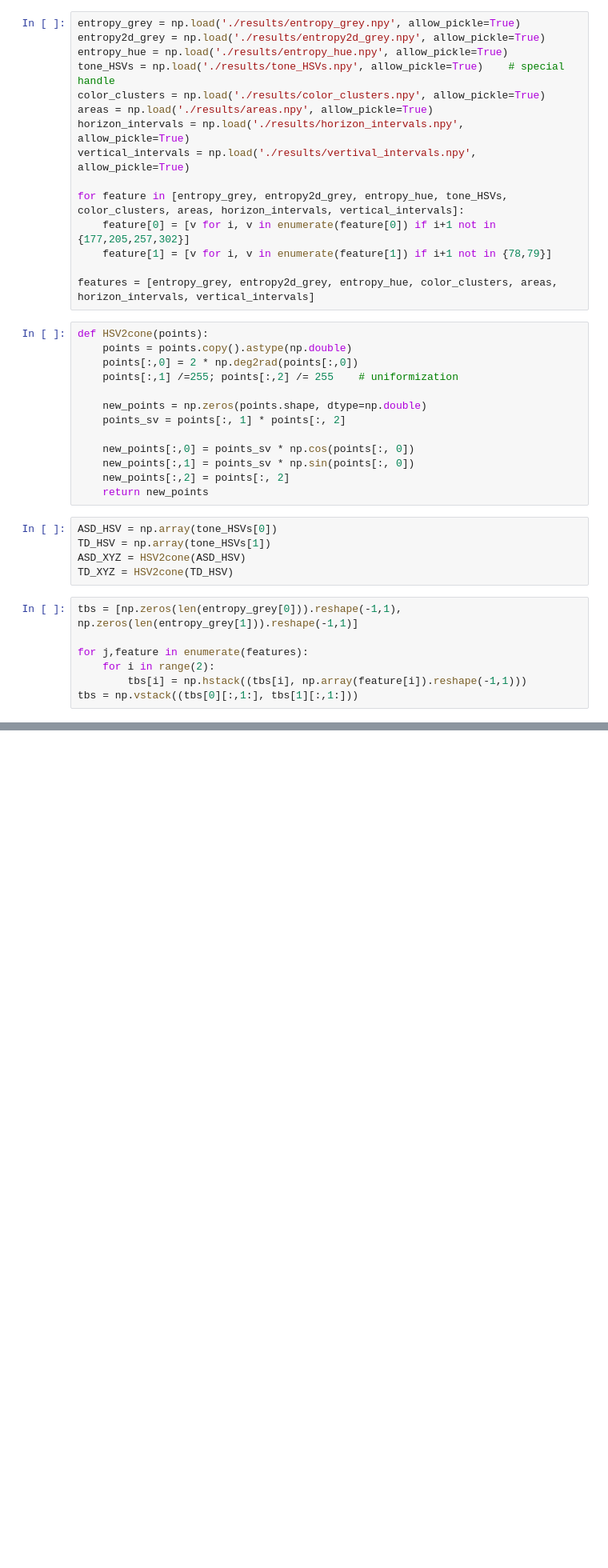
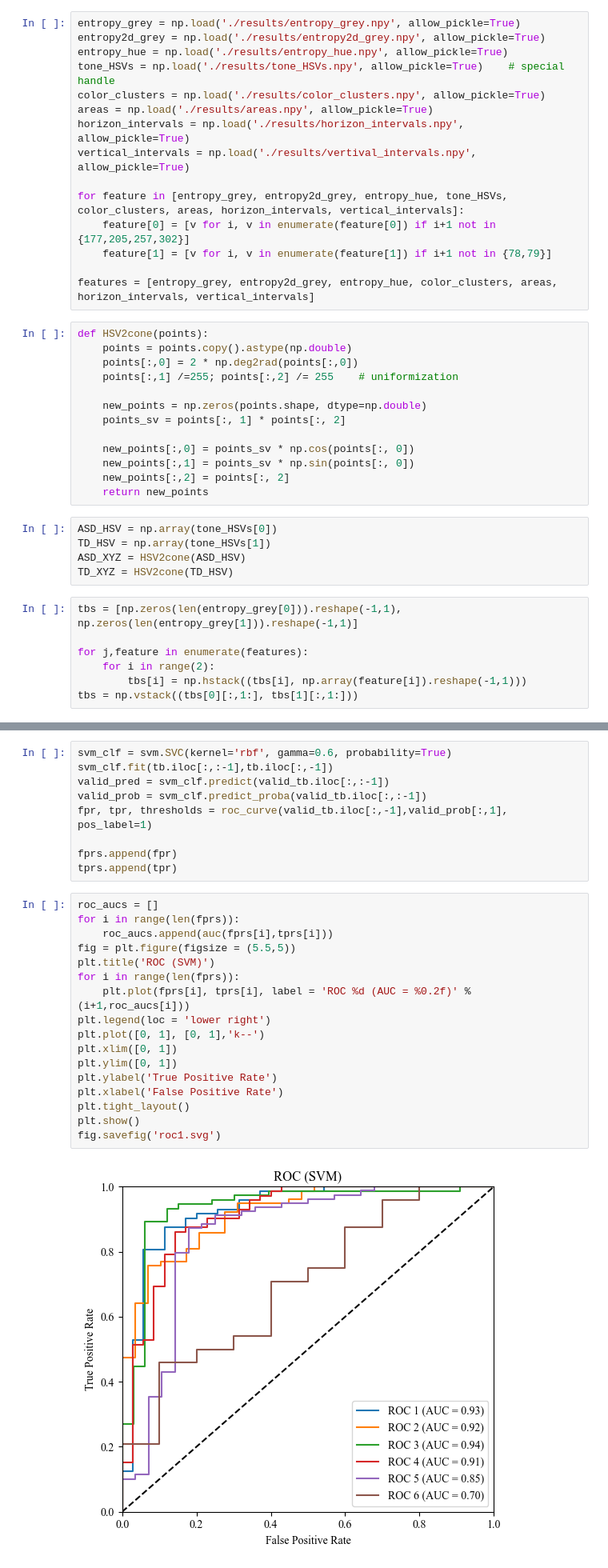
Before and after one commit to dishangti/ASD-Painting-Pub, a Jupyter notebook: stats/svm.ipynb, the cells around one changed output, grey strips where cells are left out. Shown at 80% size. Cells and saved outputs as stored; diff of their text form; blank space fills up the shorter version.

```diff
--- a/stats/svm.ipynb
+++ b/stats/svm.ipynb
@@ -105,0 +116,28 @@ print(np.std(accuracy), np.std(precision), np.std(recall), np.std(F1))
+# %%
+svm_clf = svm.SVC(kernel='rbf', gamma=0.6, probability=True)
+svm_clf.fit(tb.iloc[:,:-1],tb.iloc[:,-1])
+valid_pred = svm_clf.predict(valid_tb.iloc[:,:-1])
+valid_prob = svm_clf.predict_proba(valid_tb.iloc[:,:-1])
+fpr, tpr, thresholds = roc_curve(valid_tb.iloc[:,-1],valid_prob[:,1], pos_label=1)
+
+fprs.append(fpr)
+tprs.append(tpr)
+# %%
+roc_aucs = []
+for i in range(len(fprs)):
+    roc_aucs.append(auc(fprs[i],tprs[i]))
+fig = plt.figure(figsize = (5.5,5))
+plt.title('ROC (SVM)')
+for i in range(len(fprs)):
+    plt.plot(fprs[i], tprs[i], label = 'ROC %d (AUC = %0.2f)' % (i+1,roc_aucs[i]))
+plt.legend(loc = 'lower right')
+plt.plot([0, 1], [0, 1],'k--')
+plt.xlim([0, 1])
+plt.ylim([0, 1])
+plt.ylabel('True Positive Rate')
+plt.xlabel('False Positive Rate')
+plt.tight_layout()
+plt.show()
+fig.savefig('roc1.svg')
+# %% [output]
+[figure, added]
```
Also changed, not shown: parts of 14 cells of this notebook, 15 other files.
